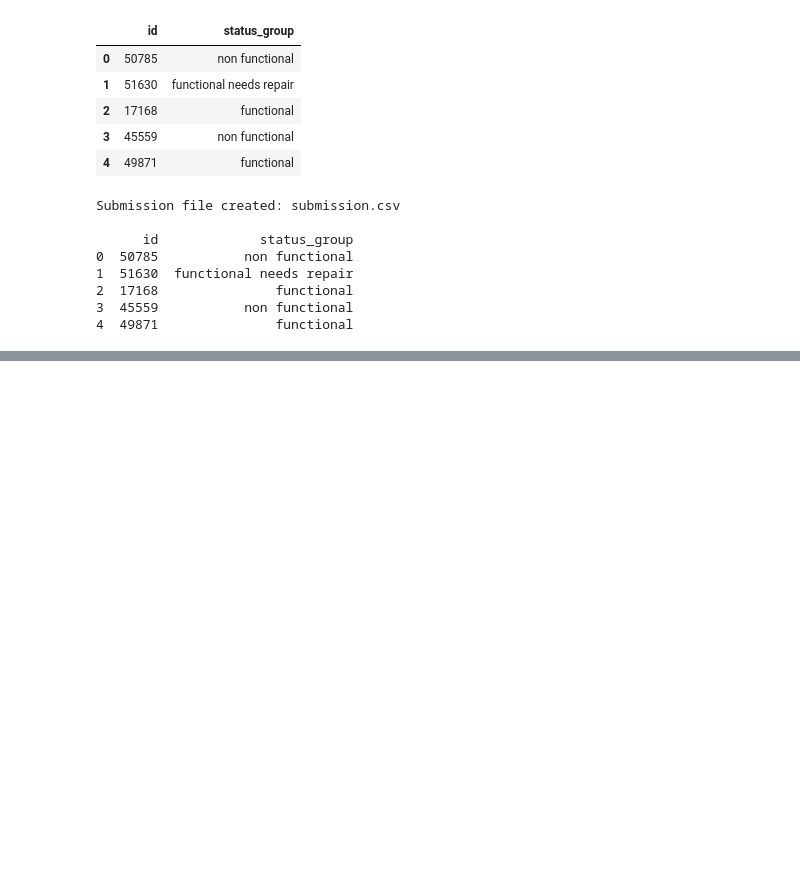
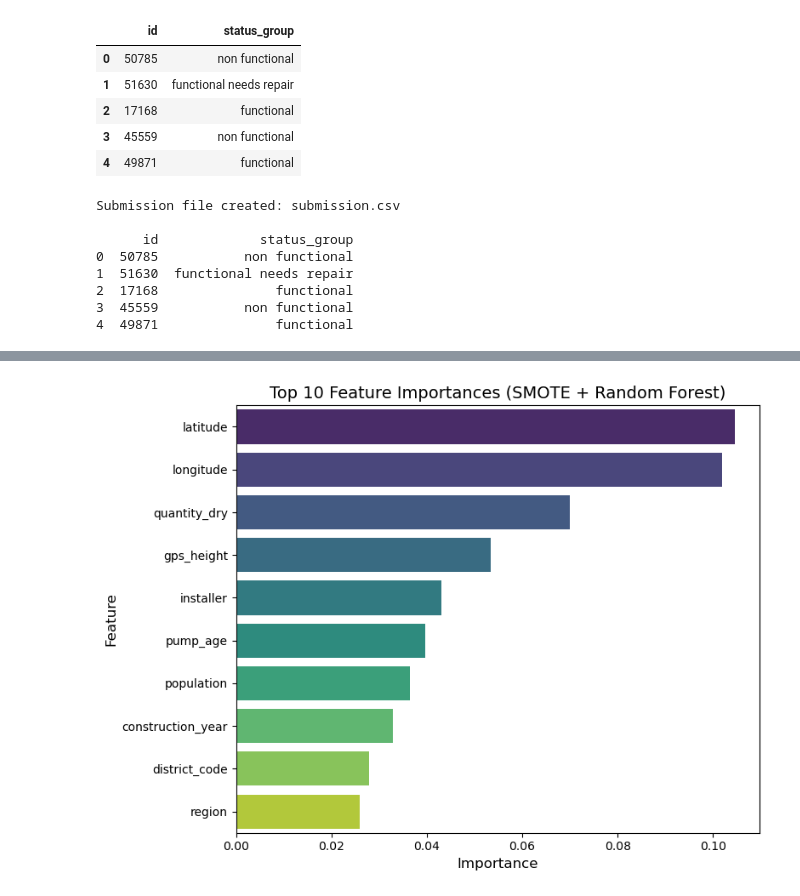
Before and after one commit to KitwanaSh/data_driven_competition, a Jupyter notebook: water_pumps_tz/pump_it_up.ipynb, the cells around one changed output, grey strips where cells are left out. Cells and saved outputs as stored; diff of their text form; code cells hidden in the pictures; blank space fills up the shorter version.

```diff
--- a/water_pumps_tz/pump_it_up.ipynb
+++ b/water_pumps_tz/pump_it_up.ipynb
@@ -1027,0 +1072,14 @@ Submission file created: submission.csv
+# %%
+# Top 10 feature importances for smote model
+top_10 = importances_smote.sort_values("importance", ascending=False).head(10)
+
+plt.figure(figsize=(8, 6))
+sns.barplot(x='importance', y='feature', data=top_10, palette='viridis', hue="feature", legend=False)
+plt.title('Top 10 Feature Importances (SMOTE + Random Forest)', fontsize=14)
+plt.xlabel('Importance', fontsize=12)
+plt.ylabel('Feature', fontsize=12)
+plt.tight_layout()
+plt.savefig('feature_importances.png', dpi=300)
+plt.show()
+# %% [output]
+[figure, added]
```
Also changed, not shown: parts of 8 cells of this notebook, 4 other files.
